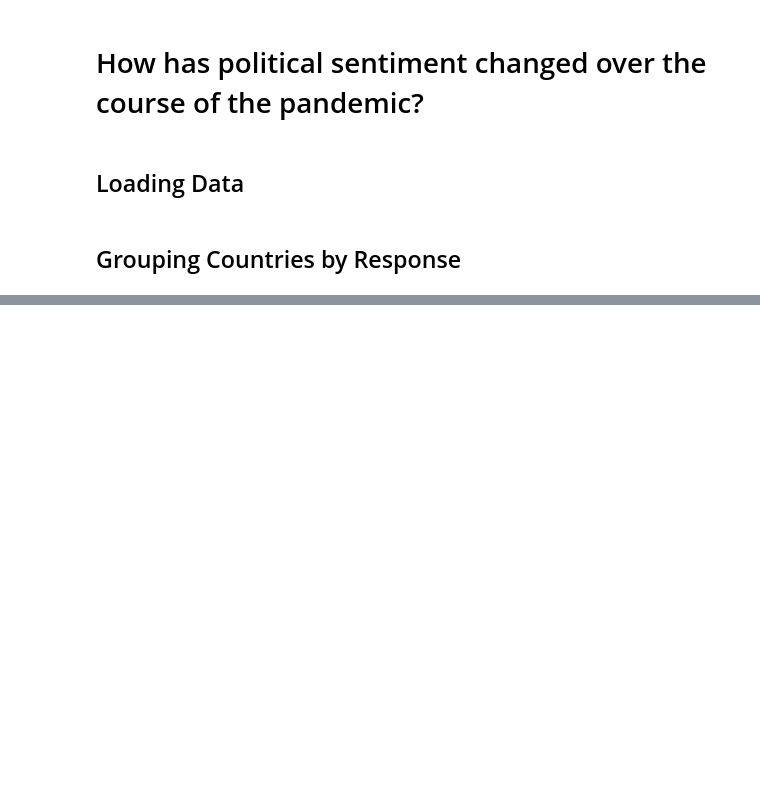
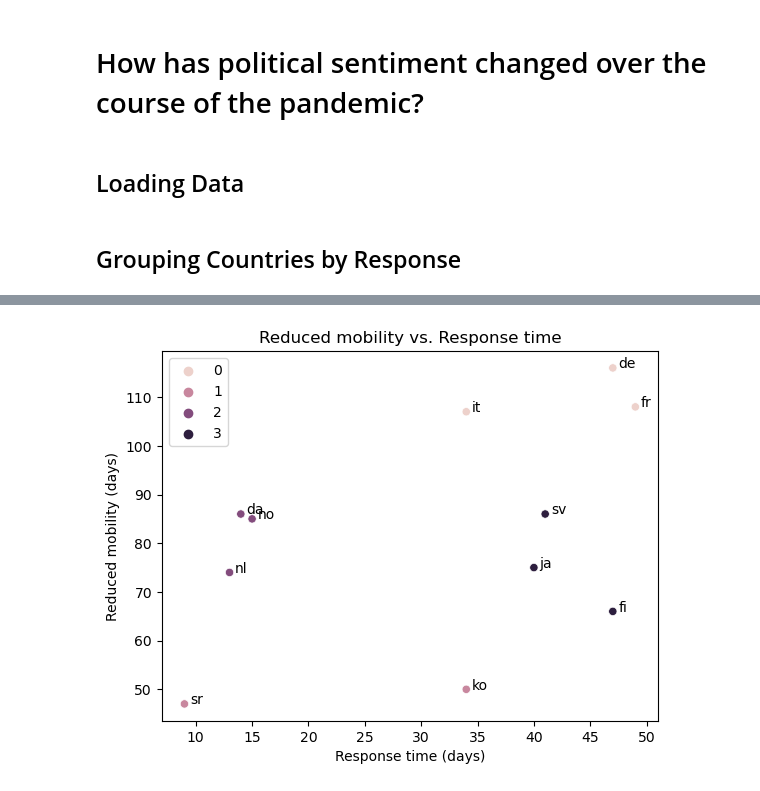
Before and after one commit to epfl-ada/ada-2022-project-zeta, a Jupyter notebook: ADAnalysis.ipynb, the cells around one changed output, grey strips where cells are left out. Cells and saved outputs as stored; diff of their text form; code cells hidden in the pictures; blank space fills up the shorter version.

```diff
--- a/ADAnalysis.ipynb
+++ b/ADAnalysis.ipynb
@@ -34,0 +62,6 @@ plt.show()
+# %%
+kmeans = KMeans(n_clusters=4, random_state=0).fit(df)
+
+plot_mobility_response(df, kmeans.labels_)
+# %% [output]
+[figure, added]
```
Also changed, not shown: parts of 7 cells of this notebook.
